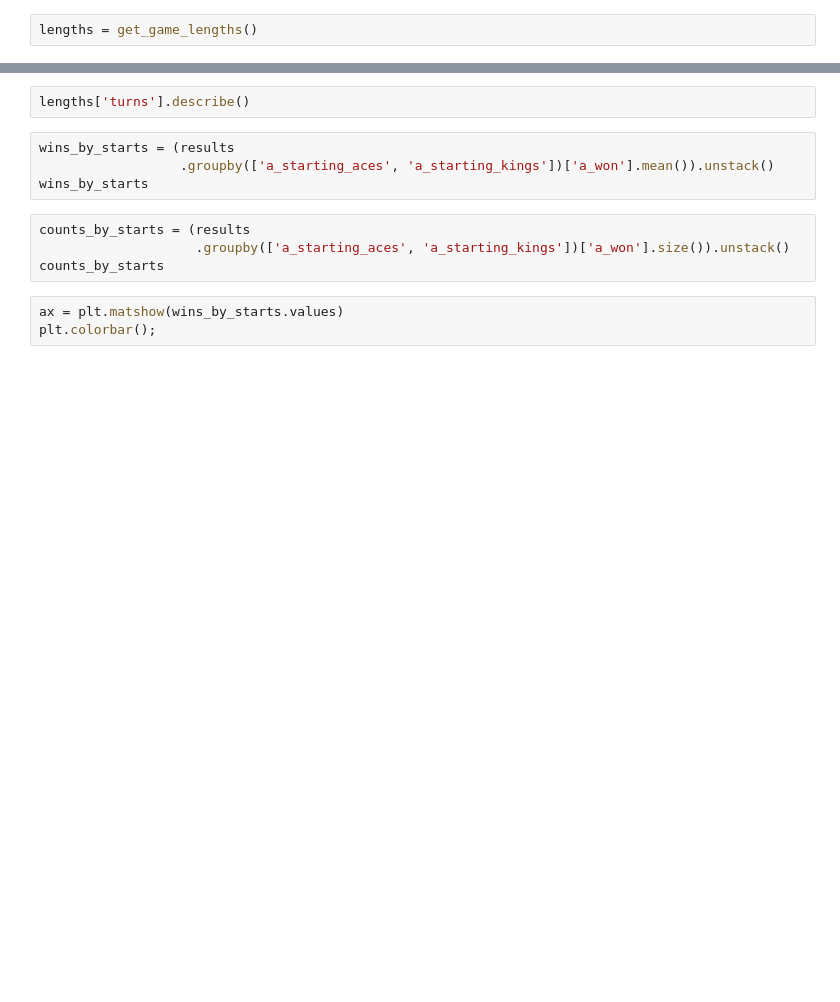
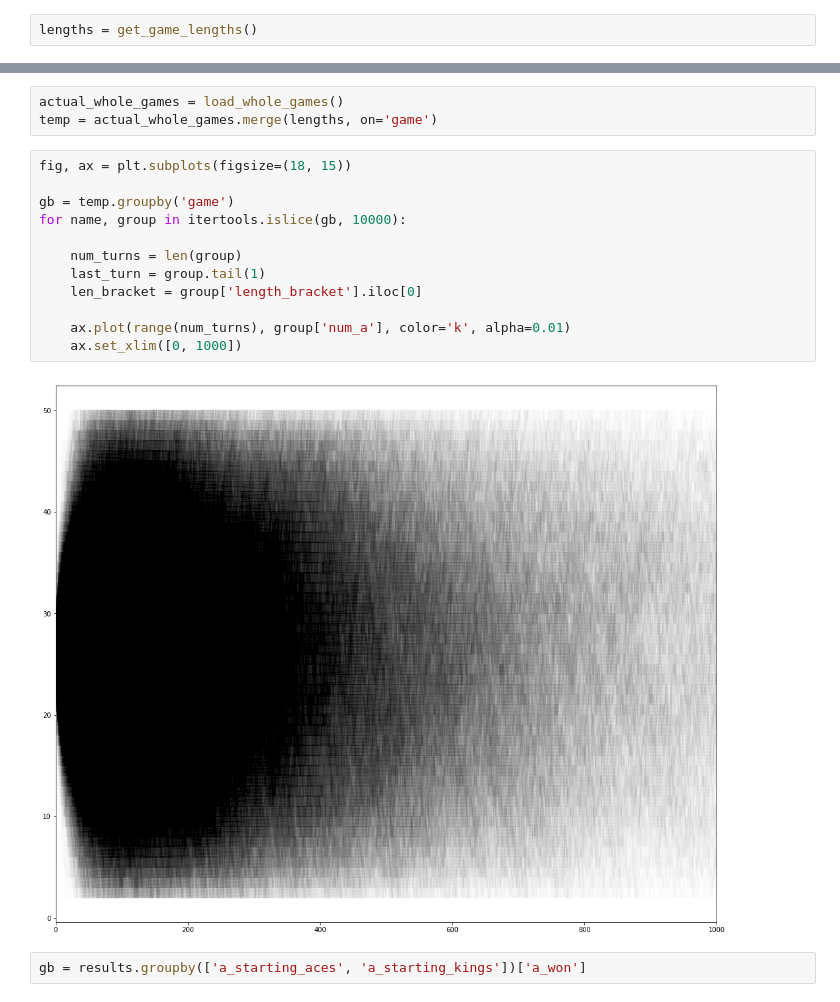
Before and after one commit to NapsterInBlue/War, a Jupyter notebook: Function_EDA.ipynb, the cells around one changed output, grey strips where cells are left out. Drawn from its saved outputs; the diff is of its cells as text; blank space fills up the shorter version.

```diff
--- a/Function_EDA.ipynb
+++ b/Function_EDA.ipynb
@@ -81,13 +146,19 @@ results.groupby('a_starting_aces')['a_won'].mean()
-# %%
-lengths['turns'].describe()
+# %%
+actual_whole_games = load_whole_games()
+temp = actual_whole_games.merge(lengths, on='game')
+# %%
+fig, ax = plt.subplots(figsize=(18, 15))
+
+gb = temp.groupby('game')
+for name, group in itertools.islice(gb, 10000):
+
+    num_turns = len(group)
+    last_turn = group.tail(1)
+    len_bracket = group['length_bracket'].iloc[0]
+
+    ax.plot(range(num_turns), group['num_a'], color='k', alpha=0.01)
+    ax.set_xlim([0, 1000])
+# %% [output]
+[figure, added]
 # %%
-wins_by_starts = (results
-                  .groupby(['a_starting_aces', 'a_starting_kings'])['a_won'].mean()).unstack()
-wins_by_starts
+gb = results.groupby(['a_starting_aces', 'a_starting_kings'])['a_won']
-# %%
-counts_by_starts = (results
-                    .groupby(['a_starting_aces', 'a_starting_kings'])['a_won'].size()).unstack()
-counts_by_starts
-# %%
-ax = plt.matshow(wins_by_starts.values)
-plt.colorbar();
```
Also changed, not shown: parts of 41 cells of this notebook.
